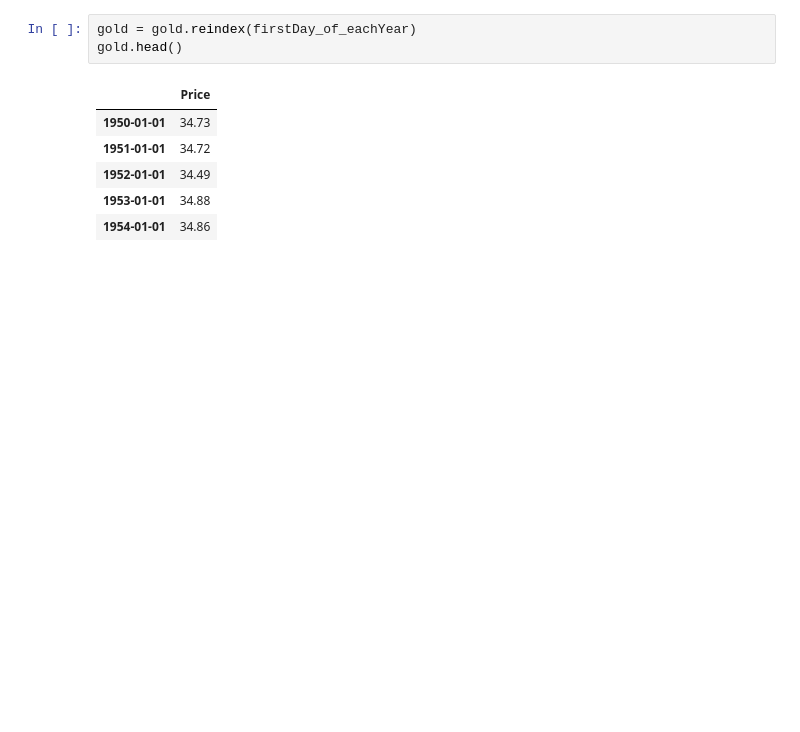
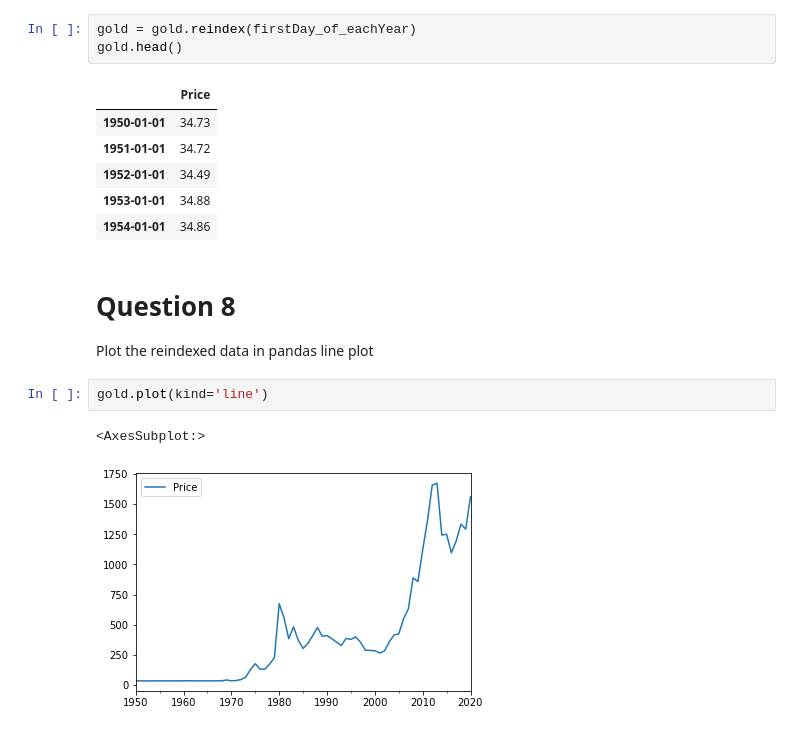
Before and after one commit to TJ-Mothokho/Analysing-Gold-Prices-Over-Time, a Jupyter notebook: Gold_Analysis.ipynb, the cells around one changed output. Cells and saved outputs as stored; diff of their text form; blank space fills up the shorter version.

Commit message:
Plotted Data

```diff
--- a/Gold_Analysis.ipynb
+++ b/Gold_Analysis.ipynb
@@ -113,3 +113,11 @@ gold.head()
 | 1952-01-01 | 34.49 |
 | 1953-01-01 | 34.88 |
 | 1954-01-01 | 34.86 |
+# %% [markdown]
+# Question 8
+Plot the reindexed data in pandas line plot
+# %%
+gold.plot(kind='line')
+# %% [output]
+<AxesSubplot:>
+[figure, added]
```
